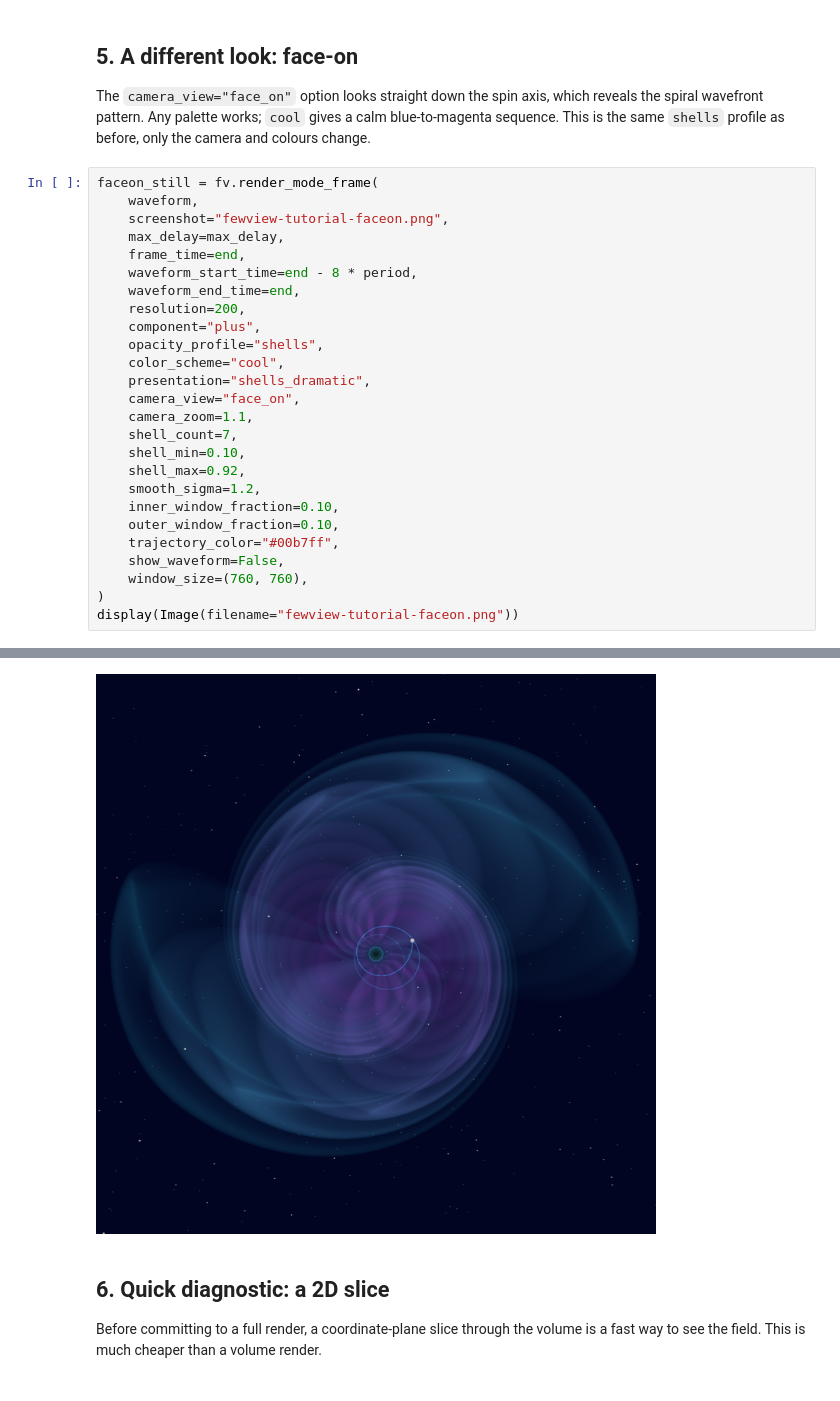
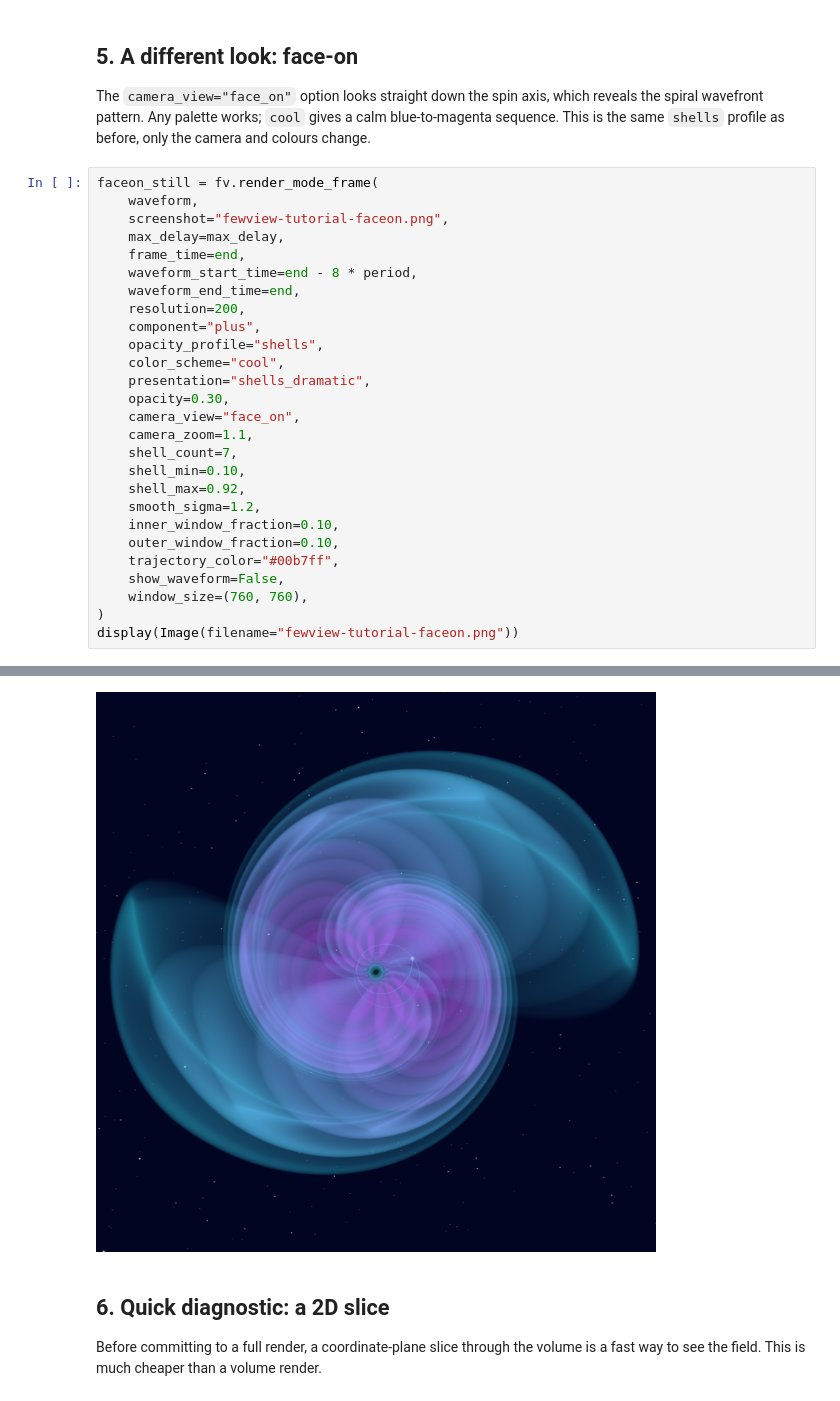
Before and after one commit to bleather/FEWview, a Jupyter notebook: examples/tutorial.ipynb, the cells around one changed output, grey strips where cells are left out. Drawn from its saved outputs; the diff is of its cells as text.

```diff
--- a/examples/tutorial.ipynb
+++ b/examples/tutorial.ipynb
@@ -139,6 +140,7 @@ faceon_still = fv.render_mode_frame(
     opacity_profile="shells",
     color_scheme="cool",
     presentation="shells_dramatic",
+    opacity=0.30,
     camera_view="face_on",
     camera_zoom=1.1,
     shell_count=7,
@@ -157,4 +159,4 @@ Widget(value='<iframe src="http://localhost:57225/index.html?ui=P_0x1c0a7bdd0_0&
-[figure, old version]
+[figure, new version]
 # %% [markdown]
 ## 6. Quick diagnostic: a 2D slice
 
```
Also changed, not shown: parts of 3 cells of this notebook, 5 other files.
